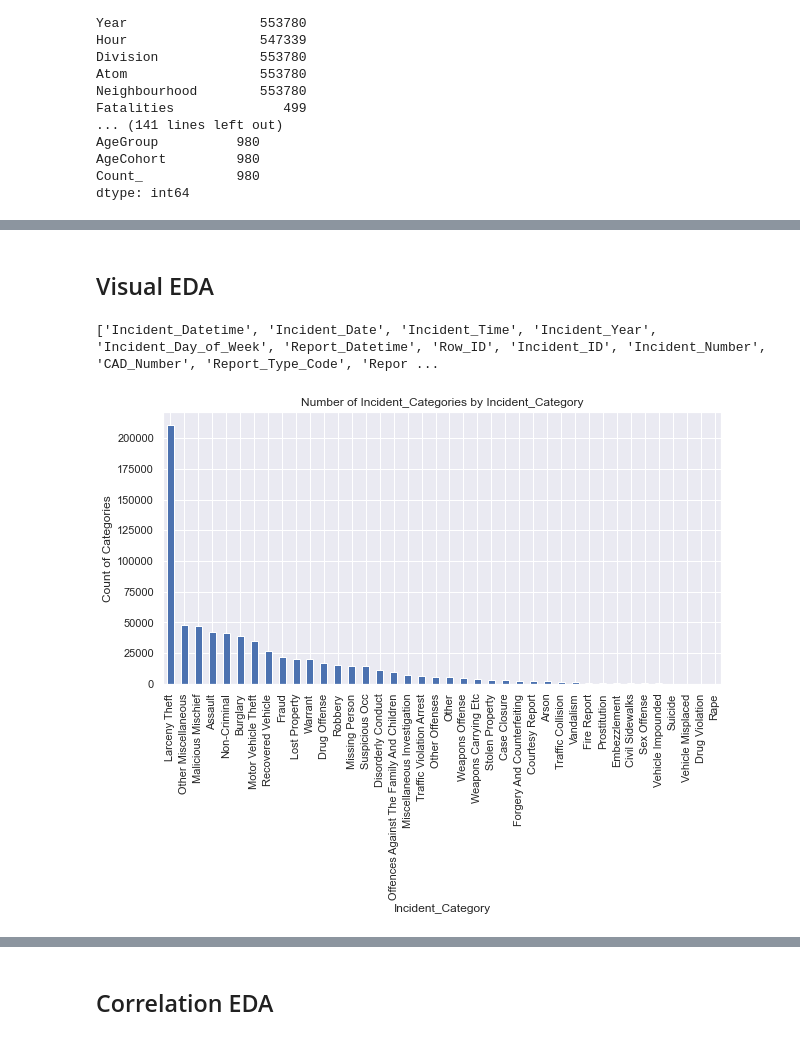
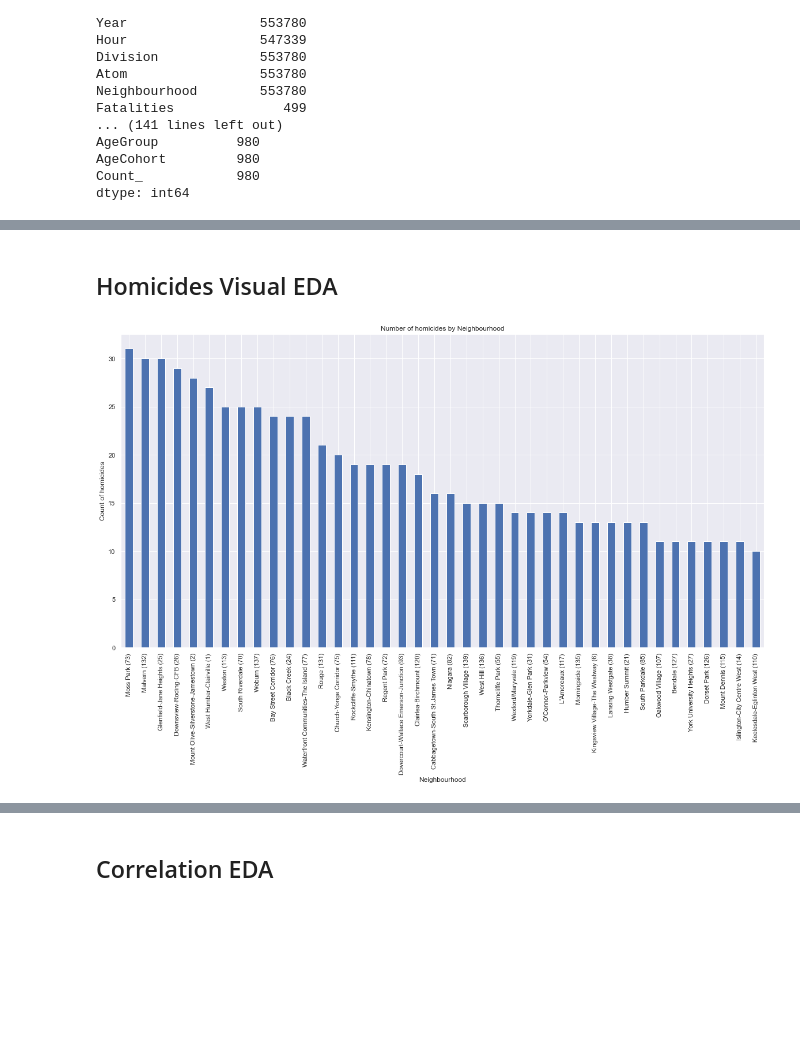
Before and after one commit to vhr1975/datasciw210, a Jupyter notebook: EDA/victor_ramirez_Toronto_EDA_Tensorflow.ipynb, the cells around one changed output, grey strips where cells are left out. Drawn from its saved outputs; the diff is of its cells as text; code cells hidden in the pictures; blank space fills up the shorter version.

Commit message:
Update victor_ramirez_Toronto_EDA_Tensorflow.ipynb
Added more visual EDA of the Toronto datasets

```diff
--- a/EDA/victor_ramirez_Toronto_EDA_Tensorflow.ipynb
+++ b/EDA/victor_ramirez_Toronto_EDA_Tensorflow.ipynb
@@ -429,13 +463,9 @@ shuffled indices: [370755  18943 243696 ... 117952 435829 305711]
 # %% [markdown]
-## Visual EDA
+## Homicides Visual EDA
-# %%
-print(sf_data.columns.tolist())
-# %% [output]
-['Incident_Datetime', 'Incident_Date', 'Incident_Time', 'Incident_Year', 'Incident_Day_of_Week', 'Report_Datetime', 'Row_ID', 'Incident_ID', 'Incident_Number', 'CAD_Number', 'Report_Type_Code', 'Repor ...
 # %%
-sf_data.Incident_Category.value_counts().nlargest(40).plot(kind='bar', figsize=(10,5))
-plt.title("Number of Incident_Categories by Incident_Category")
-plt.ylabel('Count of Categories')
-plt.xlabel('Incident_Category');
+df_homicides_1.Neighbourhood.value_counts().nlargest(40).plot(kind='bar', figsize=(20,10))
+plt.title("Number of homicides by Neighbourhood")
+plt.ylabel('Count of homicides')
+plt.xlabel('Neighbourhood');
 # %% [output]
-[figure, old version]
+[figure, new version]
```
Also changed, not shown: parts of 42 cells of this notebook.
